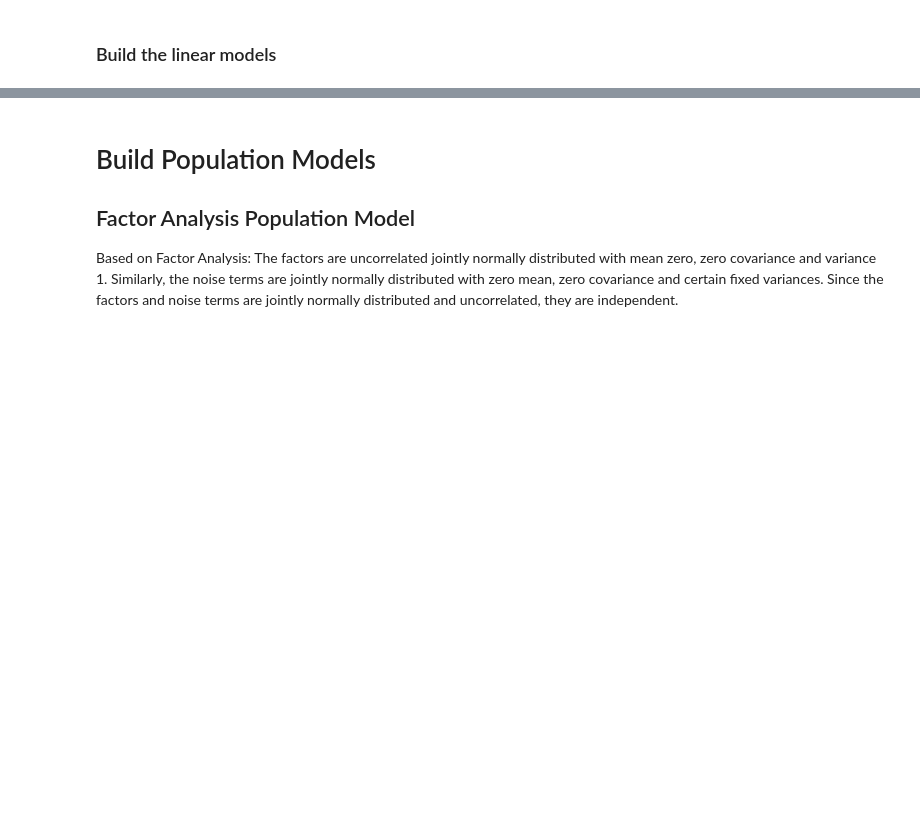
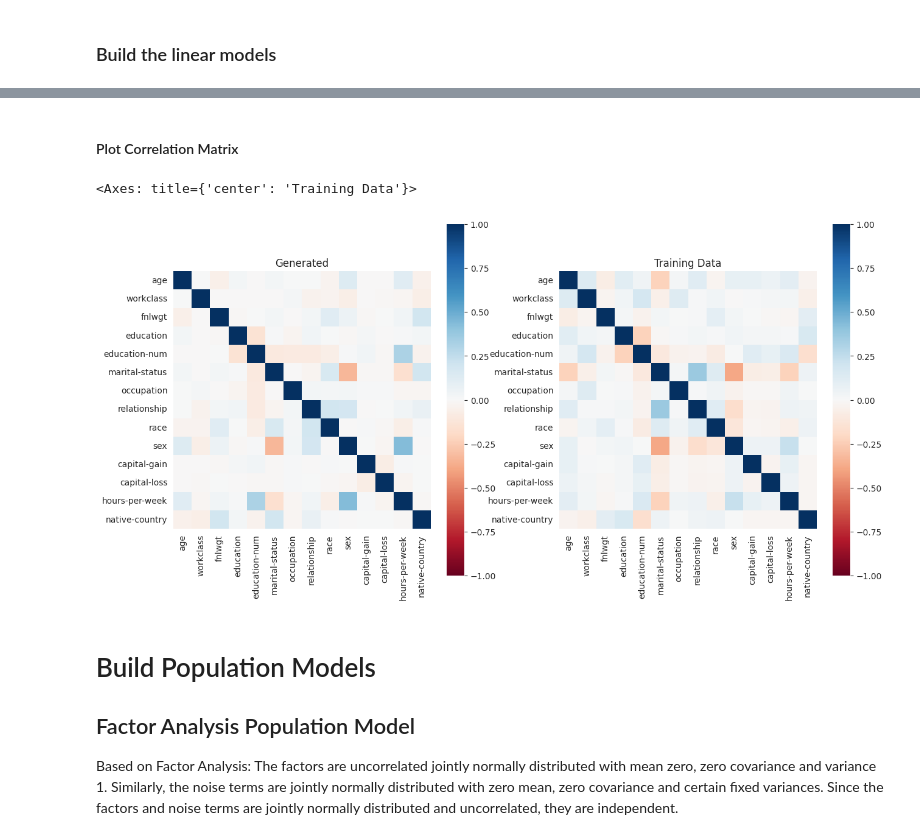
Before and after one commit to sen-uni-kn/probspecs, a Jupyter notebook: experiments/group_fairness_tabular/adult_population_models.ipynb, the cells around one changed output, grey strips where cells are left out. Saved outputs shown, nothing was run; the diff lists cells and outputs as text; code cells hidden in the pictures; blank space fills up the shorter version.

```diff
--- a/experiments/group_fairness_tabular/adult_population_models.ipynb
+++ b/experiments/group_fairness_tabular/adult_population_models.ipynb
@@ -212,3 +391,34 @@ sns.heatmap(
+# %% [markdown]
+#### Plot Correlation Matrix
+# %%
+fig, axes = plt.subplots(1, 2, figsize=(15, 7.5))
+
+axes[0].set_title("Generated")
+generated_df_ = generated_df.drop("dataset", axis=1)
+sns.heatmap(
+    np.corrcoef(generated_df_.to_numpy().T),
+    vmin=-1.0,
+    vmax=1.0,
+    square=True,
+    cmap="RdBu",
+    xticklabels=dataset_raw.columns,
+    yticklabels=dataset_raw.columns,
+    ax=axes[0]
+)
+axes[1].set_title("Training Data")
+sns.heatmap(
+    torch.corrcoef(dataset_raw.data.T),
+    vmin=-1.0,
+    vmax=1.0,
+    square=True,
+    cmap="RdBu",
+    xticklabels=dataset_raw.columns,
+    yticklabels=dataset_raw.columns,
+    ax=axes[1]
+)
+# %% [output]
+<Axes: title={'center': 'Training Data'}>
+[figure, added]
 # %% [markdown]
 # Build Population Models
 
```
Also changed, not shown: parts of 14 cells of this notebook, 2 other files.
